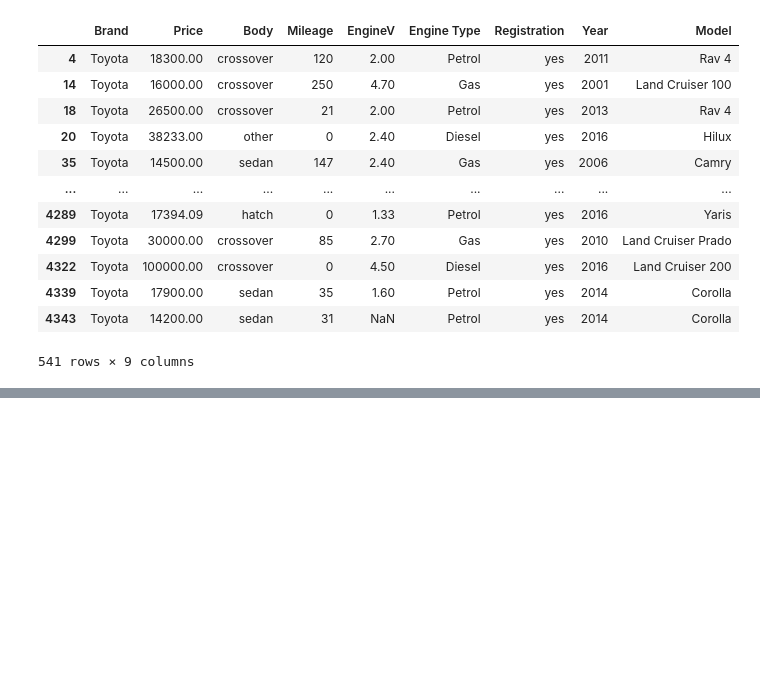
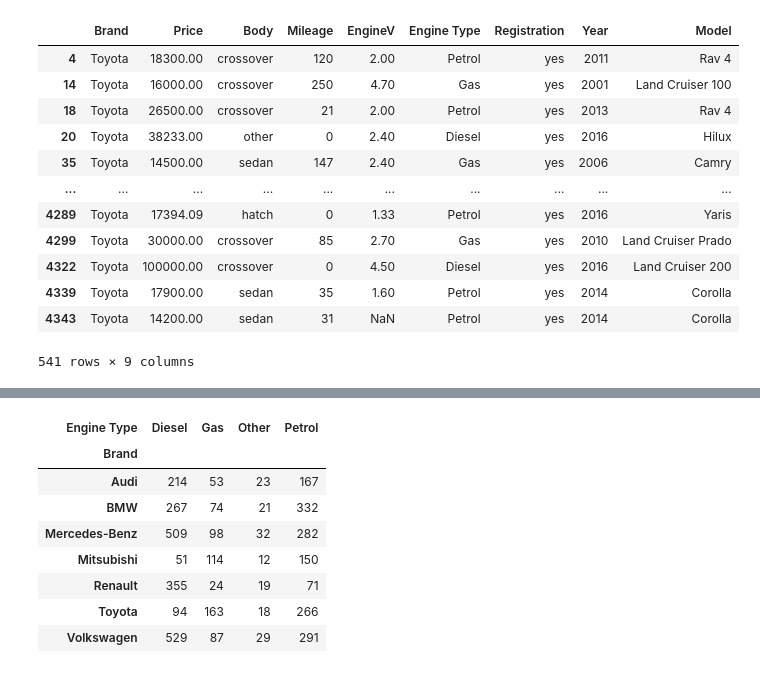
Before and after one commit to prachiTyagi182/pandas, a Jupyter notebook: viewing_and_selecting_data.ipynb, the cells around one changed output, grey strips where cells are left out. Cells and saved outputs as stored; diff of their text form; code cells hidden in the pictures; blank space fills up the shorter version.

```diff
--- a/viewing_and_selecting_data.ipynb
+++ b/viewing_and_selecting_data.ipynb
@@ -241,0 +357,16 @@ car_sales[car_sales["Brand"]=="Toyota"]
+# %%
+# if we want to see how many cars having diff engine type we use cross tab
+pd.crosstab(car_sales['Brand'],car_sales['Engine Type'])
+
+#in this we will see there are 214 audi cars having diesel engine and 53 audi cars having gas engine and 167 audi cars having peteol engine
+# jiske number chahiye woh pehle likhnge aur jiske type mein chahiye like kitne hai uss type ke tph usko baad mein likhnge
+# %% [output]
+| Engine Type | Diesel | Gas | Other | Petrol |
+| Brand |  |  |  |  |
+| Audi | 214 | 53 | 23 | 167 |
+| BMW | 267 | 74 | 21 | 332 |
+| Mercedes-Benz | 509 | 98 | 32 | 282 |
+| Mitsubishi | 51 | 114 | 12 | 150 |
+| Renault | 355 | 24 | 19 | 71 |
+| Toyota | 94 | 163 | 18 | 266 |
+| Volkswagen | 529 | 87 | 29 | 291 |
```
Also changed, not shown: parts of 14 cells of this notebook.
